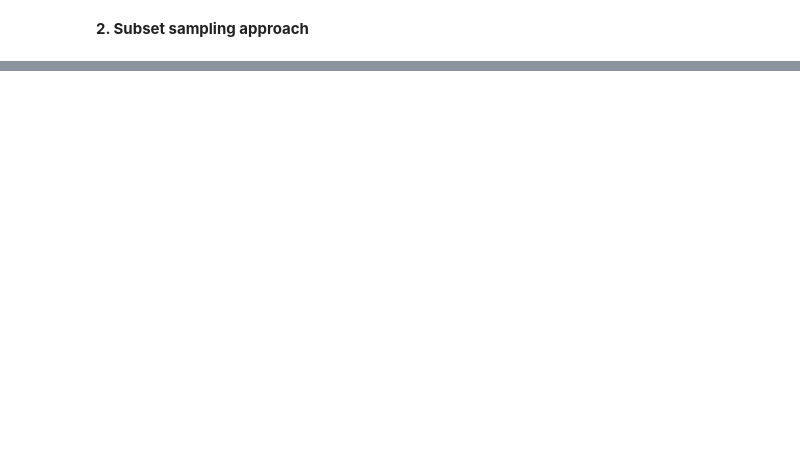
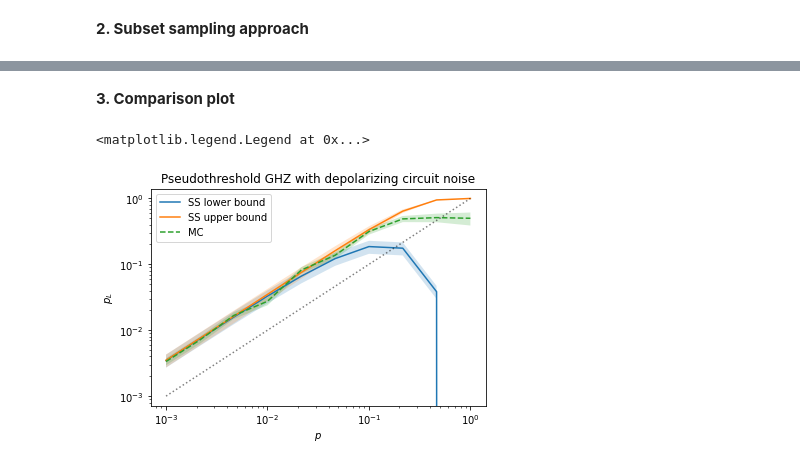
Before and after one commit to dpwinter/PECOS_WS_solutions, a Jupyter notebook: subset_sampling.ipynb, the cells around one changed output, grey strips where cells are left out. Drawn from its saved outputs; the diff is of its cells as text; code cells hidden in the pictures; blank space fills up the shorter version.

```diff
--- a/subset_sampling.ipynb
+++ b/subset_sampling.ipynb
@@ -143,0 +146,19 @@ Wall time: 22.1 ms
+# %% [markdown]
+**3. Comparison plot**
+# %%
+plt.xscale('log')
+plt.yscale('log')
+plt.xlabel(r'$p$')
+plt.ylabel(r'$p_L$')
+plt.title('Pseudothreshold GHZ with depolarizing circuit noise')
+plt.plot(p_phy, p_L_low, label="SS lower bound")
+plt.fill_between(p_phy, p_L_low-e_SS, p_L_low+e_SS, alpha=0.2)
+plt.plot(p_phy, p_L_up, label="SS upper bound")
+plt.fill_between(p_phy, p_L_up-e_SS, p_L_up+e_SS, alpha=0.2)
+plt.plot(p_phy, p_L, '--', label="MC")
+plt.fill_between(p_phy, p_L-p_L_err, p_L+p_L_err, alpha=0.2)
+plt.plot(p_phy, p_phy, 'k:', alpha=0.5)
+plt.legend()
+# %% [output]
+<matplotlib.legend.Legend at 0x...>
+[figure, added]
```
Also changed, not shown: parts of 3 cells of this notebook.
